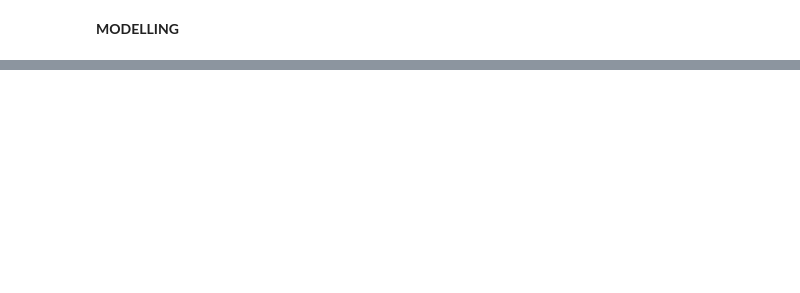
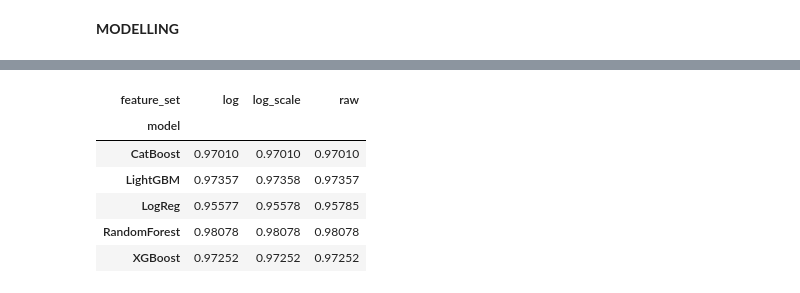
Before and after one commit to NafisNaufal/phishing-url-detection, a Jupyter notebook: week3.ipynb, the cells around one changed output, grey strips where cells are left out. Saved outputs shown, nothing was run; the diff lists cells and outputs as text; code cells hidden in the pictures; blank space fills up the shorter version.

```diff
--- a/week3.ipynb
+++ b/week3.ipynb
@@ -1,12 +1,18 @@
 # %%
+from pathlib import Path
+
 import pandas as pd
 import matplotlib.pyplot as plt
 import seaborn as sns
 import numpy as np
-from sklearn.model_selection import train_test_split, StratifiedKFold
+from sklearn.model_selection import train_test_split, StratifiedShuffleSplit
 
-# Load the dataset
-df = pd.read_csv('phishing_url_features.csv')
+# Load the dataset robustly from project root or datasets folder
+data_path = Path("datasets/phishing_url_features.csv")
+if not data_path.exists():
+    data_path = Path("phishing_url_features.csv")
+
+df = pd.read_csv(data_path)
 # %%
 
 pd.set_option('display.max_columns', None)
@@ -423,0 +489,68 @@ results_df
+# %%
+from sklearn.base import clone
+
+# Compare preprocessing strategies empirically per model
+feature_sets = {
+    "raw": (X_train, X_test),
+    "log": (X_train_log, X_test_log),
+    "log_scale": (X_train_scaled, X_test_scaled),
+}
+
+compare_models = {
+    "LogReg": LogisticRegression(max_iter=1000, random_state=42),
+    "RandomForest": RandomForestClassifier(n_estimators=200, random_state=42, n_jobs=-1),
+    "XGBoost": XGBClassifier(
+        n_estimators=150,
+        max_depth=6,
+        learning_rate=0.05,
+        subsample=0.8,
+        colsample_bytree=0.8,
+        eval_metric="logloss",
+        random_state=42,
+        n_jobs=-1,
+        tree_method="hist"
+    ),
+    "LightGBM": LGBMClassifier(
+        n_estimators=150,
+        learning_rate=0.05,
+        num_leaves=31,
+        random_state=42,
+        n_jobs=-1
+    ),
+    "CatBoost": CatBoostClassifier(
+        iterations=150,
+        depth=6,
+        learning_rate=0.05,
+        random_state=42,
+        verbose=0,
+        thread_count=-1
+    ),
+}
+
+comparison_rows = []
+
+for fs_name, (X_tr, X_te) in feature_sets.items():
+    for model_name, model in compare_models.items():
+        metrics = evaluate_model(clone(model), X_tr, X_te, y_train, y_test)
+        comparison_rows.append({
+            "feature_set": fs_name,
+            "model": model_name,
+            **metrics,
+        })
+
+preprocess_compare_df = pd.DataFrame(comparison_rows)
+
+roc_auc_pivot = preprocess_compare_df.pivot(
+    index="model",
+    columns="feature_set",
+    values="roc_auc"
+).round(5)
+
+best_feature_set_by_model = roc_auc_pivot.idxmax(axis=1).rename("best_feature_set")
+
+print("ROC-AUC by model and preprocessing strategy:")
+display(roc_auc_pivot)
+
+print("Best preprocessing per model (by ROC-AUC):")
+display(best_feature_set_by_model.to_frame())
+# %% [output]
@@ -423,0 +574,7 @@ results_df
+| feature_set | log | log_scale | raw |
+| model |  |  |  |
+| CatBoost | 0.97010 | 0.97010 | 0.97010 |
+| LightGBM | 0.97357 | 0.97358 | 0.97357 |
+| LogReg | 0.95577 | 0.95578 | 0.95785 |
+| RandomForest | 0.98078 | 0.98078 | 0.98078 |
+| XGBoost | 0.97252 | 0.97252 | 0.97252 |
```
Also changed, not shown: parts of 25 cells of this notebook, 6 other files.
